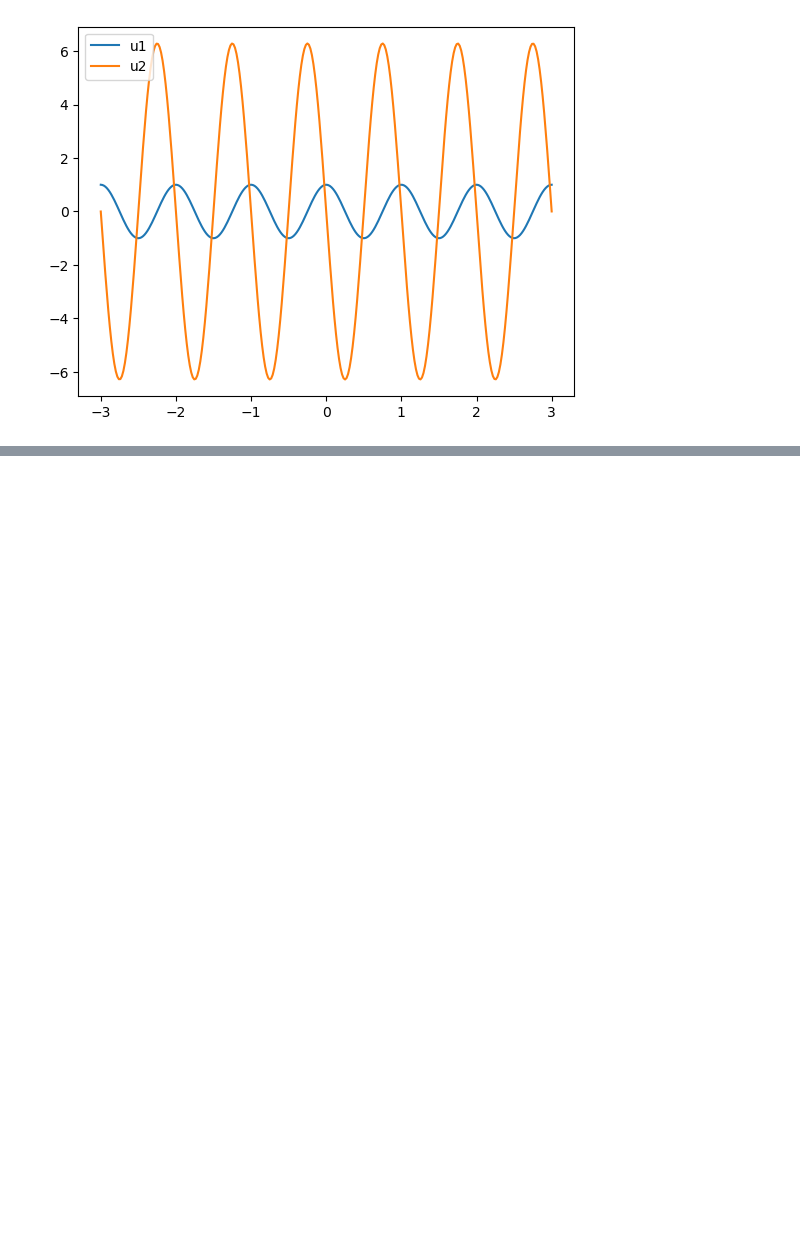
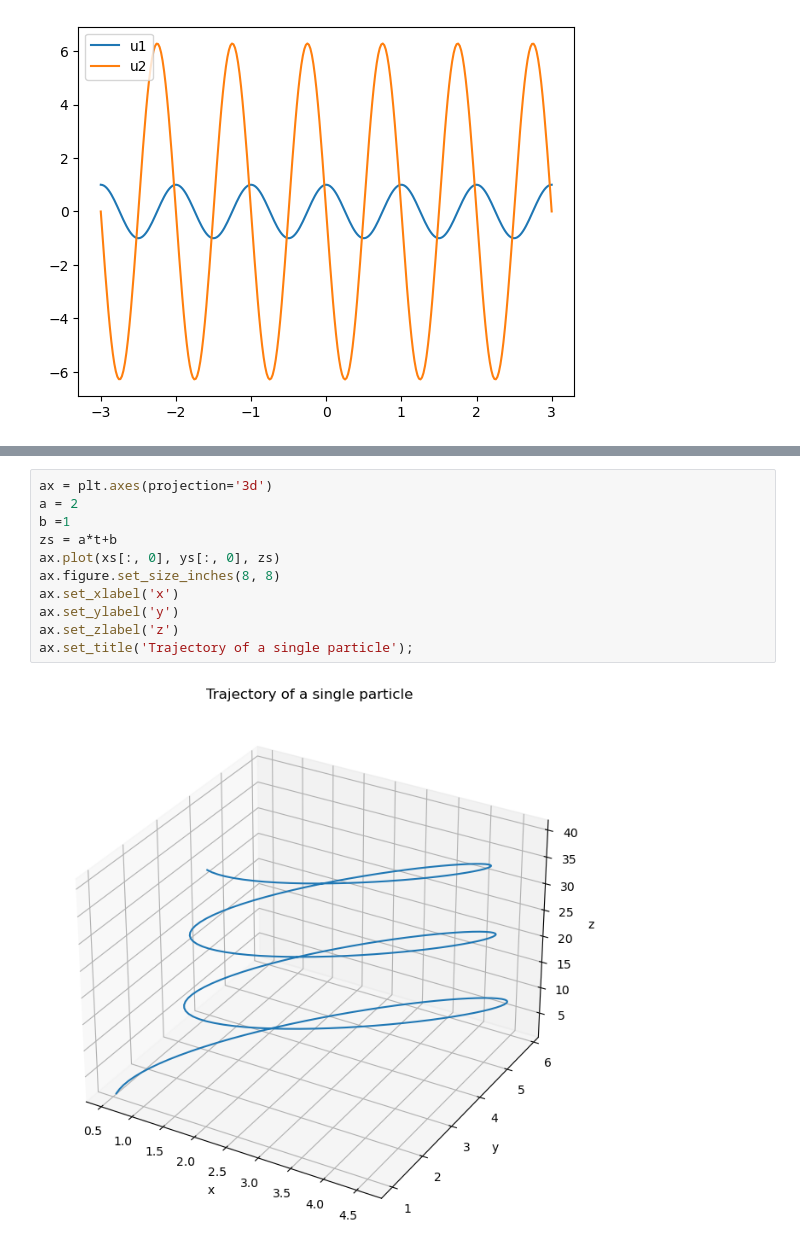
Before and after one commit to Hari31416/MSc_Project, a Jupyter notebook: Basics_Of_Plasma/Some_ODEs.ipynb, the cells around one changed output, grey strips where cells are left out. Saved outputs shown, nothing was run; the diff lists cells and outputs as text; blank space fills up the shorter version.

```diff
--- a/Basics_Of_Plasma/Some_ODEs.ipynb
+++ b/Basics_Of_Plasma/Some_ODEs.ipynb
@@ -96,0 +146,13 @@ plt.legend();
+# %%
+ax = plt.axes(projection='3d')
+a = 2
+b =1
+zs = a*t+b
+ax.plot(xs[:, 0], ys[:, 0], zs)
+ax.figure.set_size_inches(8, 8)
+ax.set_xlabel('x')
+ax.set_ylabel('y')
+ax.set_zlabel('z')
+ax.set_title('Trajectory of a single particle');
+# %% [output]
+[figure, added]
```
Also changed, not shown: parts of 3 cells of this notebook, 21 other files.
